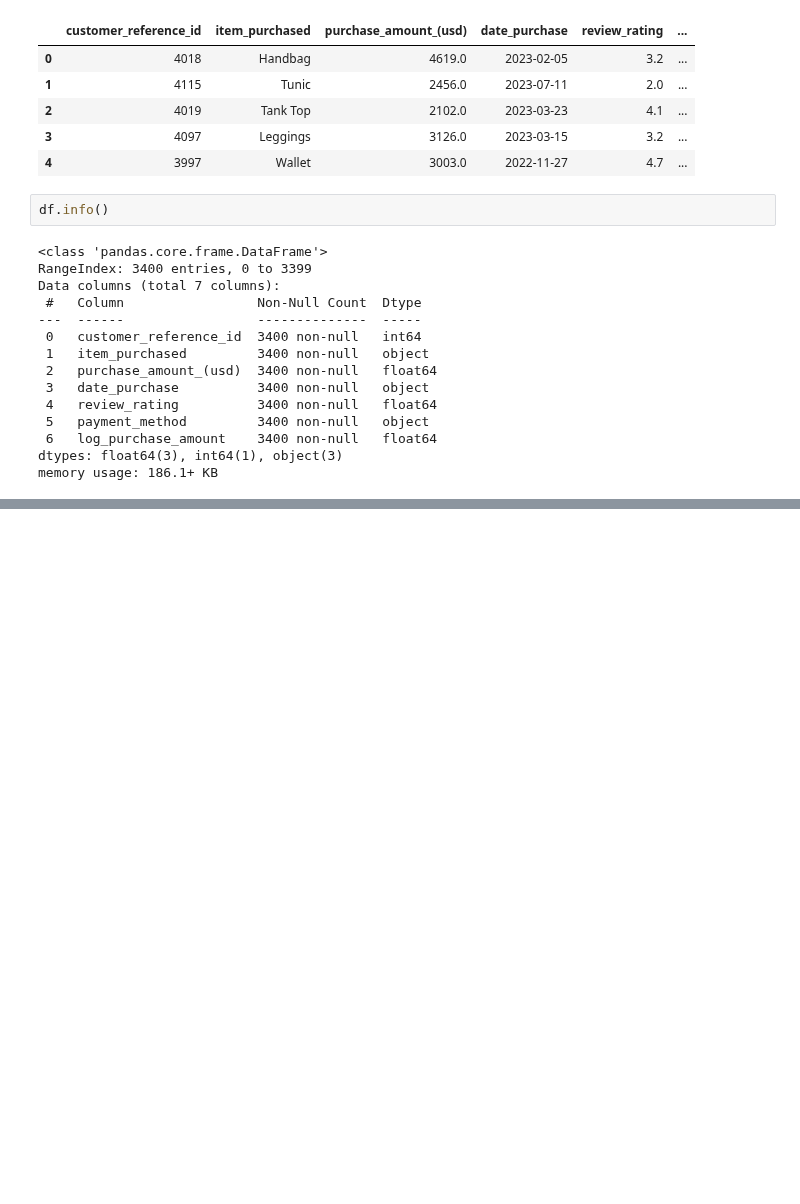
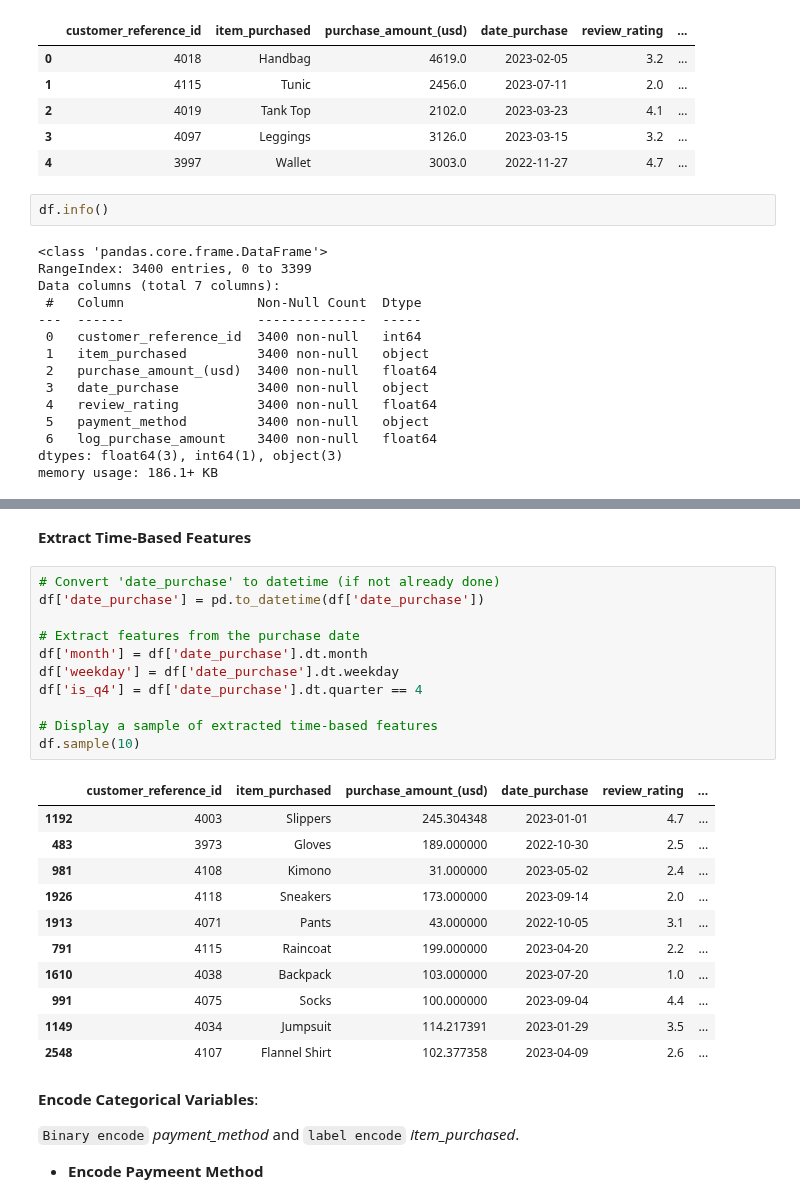
Before and after one commit to mandele1999/fashion-retail-sales, a Jupyter notebook: notebooks/03_feature_engineering.ipynb, the cells around one changed output, grey strips where cells are left out. Drawn from its saved outputs; the diff is of its cells as text; blank space fills up the shorter version.

```diff
--- a/notebooks/03_feature_engineering.ipynb
+++ b/notebooks/03_feature_engineering.ipynb
@@ -49,0 +80,31 @@ memory usage: 186.1+ KB
+# %% [markdown]
+**Extract Time-Based Features**
+# %%
+# Convert 'date_purchase' to datetime (if not already done)
+df['date_purchase'] = pd.to_datetime(df['date_purchase'])
+
+# Extract features from the purchase date
+df['month'] = df['date_purchase'].dt.month
+df['weekday'] = df['date_purchase'].dt.weekday
+df['is_q4'] = df['date_purchase'].dt.quarter == 4
+
+# Display a sample of extracted time-based features
+df.sample(10)
+# %% [output]
+|  | customer_reference_id | item_purchased | purchase_amount_(usd) | date_purchase | review_rating | ... |
+| 1192 | 4003 | Slippers | 245.304348 | 2023-01-01 | 4.7 | ... |
+| 483 | 3973 | Gloves | 189.000000 | 2022-10-30 | 2.5 | ... |
+| 981 | 4108 | Kimono | 31.000000 | 2023-05-02 | 2.4 | ... |
+| 1926 | 4118 | Sneakers | 173.000000 | 2023-09-14 | 2.0 | ... |
+| 1913 | 4071 | Pants | 43.000000 | 2022-10-05 | 3.1 | ... |
+| 791 | 4115 | Raincoat | 199.000000 | 2023-04-20 | 2.2 | ... |
+| 1610 | 4038 | Backpack | 103.000000 | 2023-07-20 | 1.0 | ... |
+| 991 | 4075 | Socks | 100.000000 | 2023-09-04 | 4.4 | ... |
+| 1149 | 4034 | Jumpsuit | 114.217391 | 2023-01-29 | 3.5 | ... |
+| 2548 | 4107 | Flannel Shirt | 102.377358 | 2023-04-09 | 2.6 | ... |
+# %% [markdown]
+**Encode Categorical Variables**:
+
+`Binary encode` *payment_method* and `label encode` *item_purchased*.
+
+- **Encode Paymeent Method**
```
Also changed, not shown: parts of 14 cells of this notebook.
